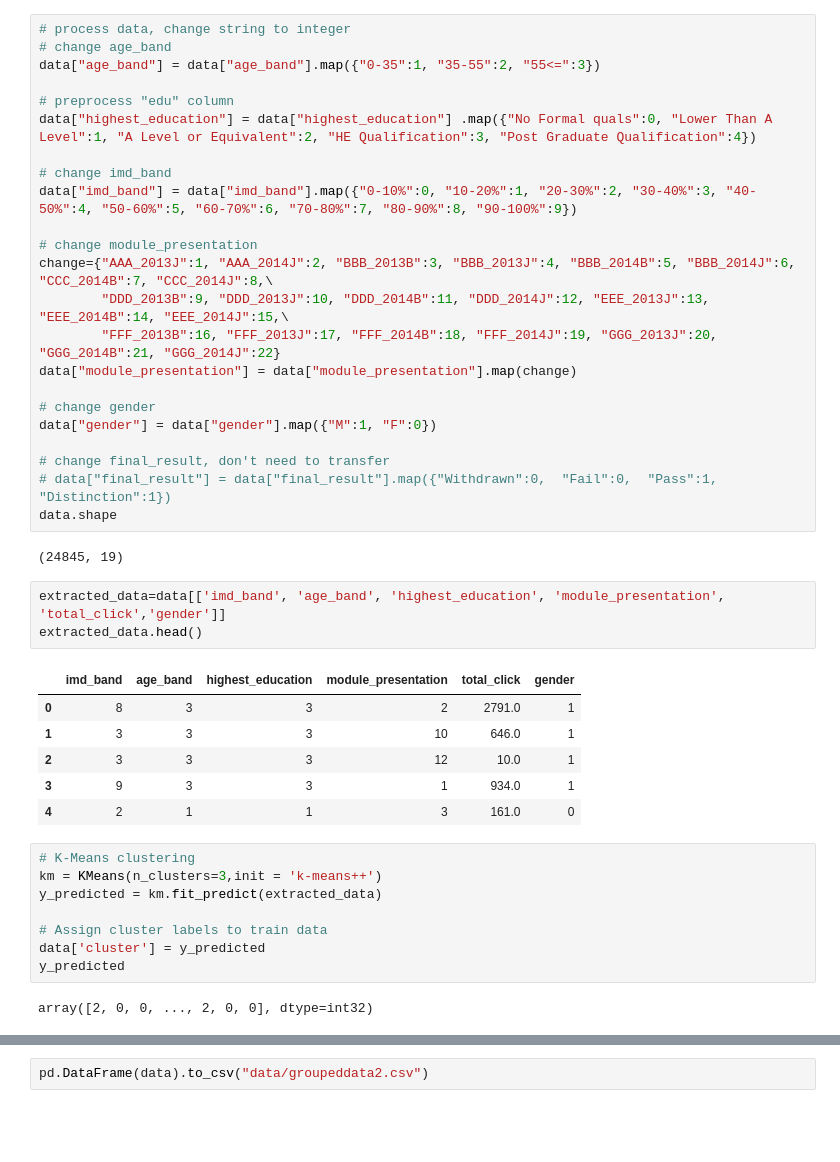
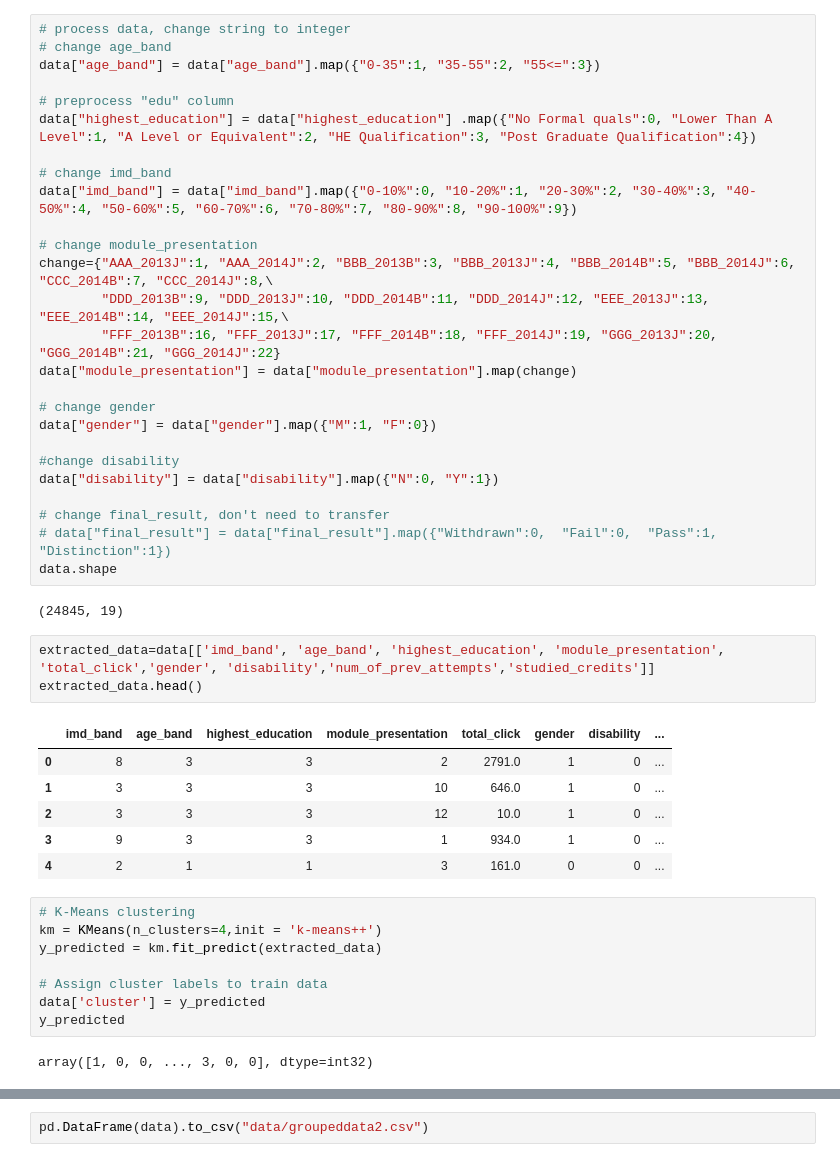
Before and after one commit to Miranda-Bai/PersonalizedLearningContent, a Jupyter notebook: final_v4.ipynb, the cells around one changed output, grey strips where cells are left out. Drawn from its saved outputs; the diff is of its cells as text; blank space fills up the shorter version.

```diff
--- a/final_v4.ipynb
+++ b/final_v4.ipynb
@@ -41,31 +41,34 @@ data["module_presentation"] = data["module_presentation"].map(change)
 # change gender
 data["gender"] = data["gender"].map({"M":1, "F":0})
 
+#change disability
+data["disability"] = data["disability"].map({"N":0, "Y":1})
+
 # change final_result, don't need to transfer
 # data["final_result"] = data["final_result"].map({"Withdrawn":0,  "Fail":0,  "Pass":1, "Distinction":1})
 data.shape
 # %% [output]
 (24845, 19)
 # %%
-extracted_data=data[['imd_band', 'age_band', 'highest_education', 'module_presentation', 'total_click','gender']]
+extracted_data=data[['imd_band', 'age_band', 'highest_education', 'module_presentation', 'total_click','gender', 'disability','num_of_prev_attempts','studied_credits']]
 extracted_data.head()
 # %% [output]
-|  | imd_band | age_band | highest_education | module_presentation | total_click | gender |
-| 0 | 8 | 3 | 3 | 2 | 2791.0 | 1 |
-| 1 | 3 | 3 | 3 | 10 | 646.0 | 1 |
-| 2 | 3 | 3 | 3 | 12 | 10.0 | 1 |
-| 3 | 9 | 3 | 3 | 1 | 934.0 | 1 |
-| 4 | 2 | 1 | 1 | 3 | 161.0 | 0 |
+|  | imd_band | age_band | highest_education | module_presentation | total_click | gender | disability | ... |
+| 0 | 8 | 3 | 3 | 2 | 2791.0 | 1 | 0 | ... |
+| 1 | 3 | 3 | 3 | 10 | 646.0 | 1 | 0 | ... |
+| 2 | 3 | 3 | 3 | 12 | 10.0 | 1 | 0 | ... |
+| 3 | 9 | 3 | 3 | 1 | 934.0 | 1 | 0 | ... |
+| 4 | 2 | 1 | 1 | 3 | 161.0 | 0 | 0 | ... |
 # %%
 # K-Means clustering
-km = KMeans(n_clusters=3,init = 'k-means++')
+km = KMeans(n_clusters=4,init = 'k-means++')
 y_predicted = km.fit_predict(extracted_data)
 
 # Assign cluster labels to train data
 data['cluster'] = y_predicted
 y_predicted
 # %% [output]
-array([2, 0, 0, ..., 2, 0, 0], dtype=int32)
+array([1, 0, 0, ..., 3, 0, 0], dtype=int32)
 # %%
 df1 = data[data['cluster']==0]
 df2 = data[data['cluster']==1]
```
Also changed, not shown: parts of 2 cells of this notebook, 3 other files.
